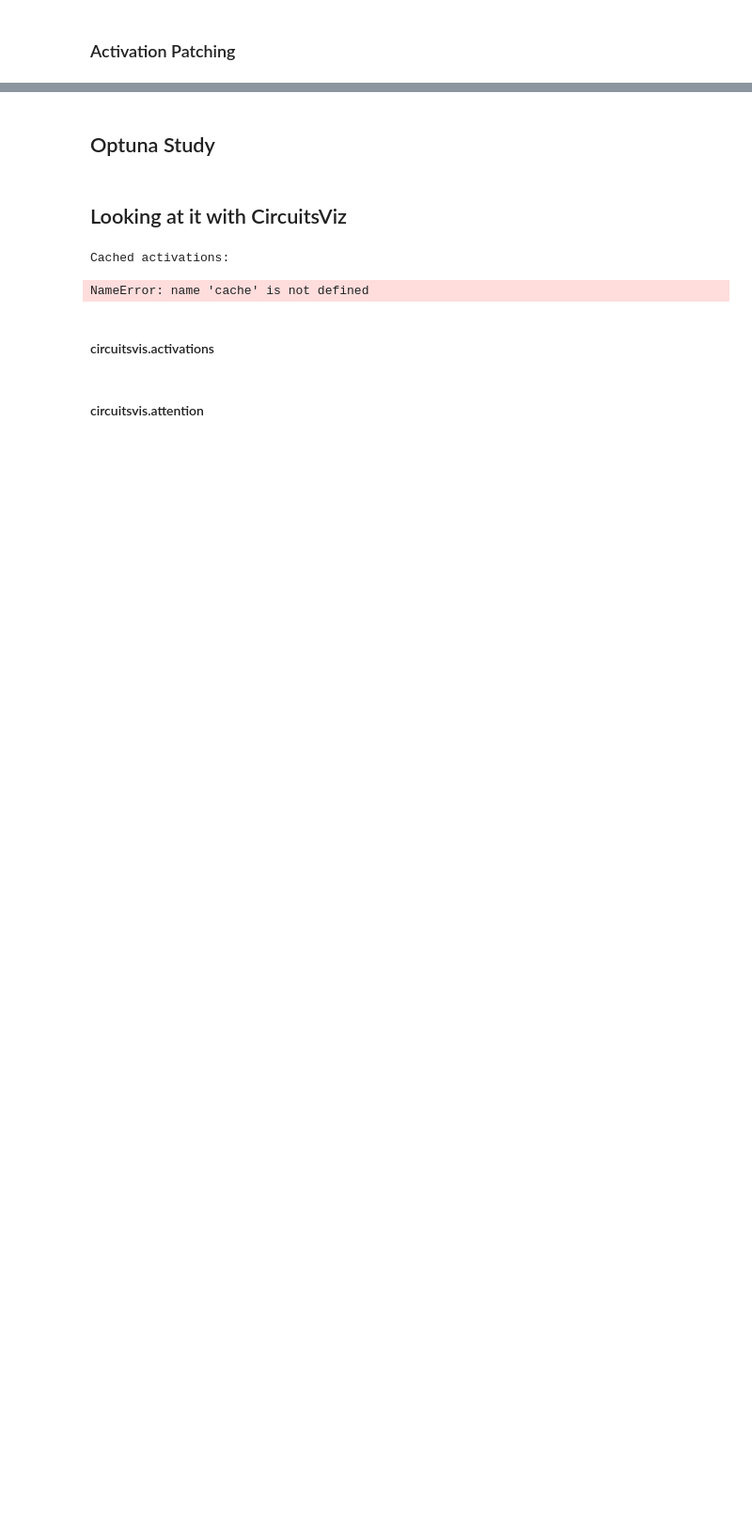
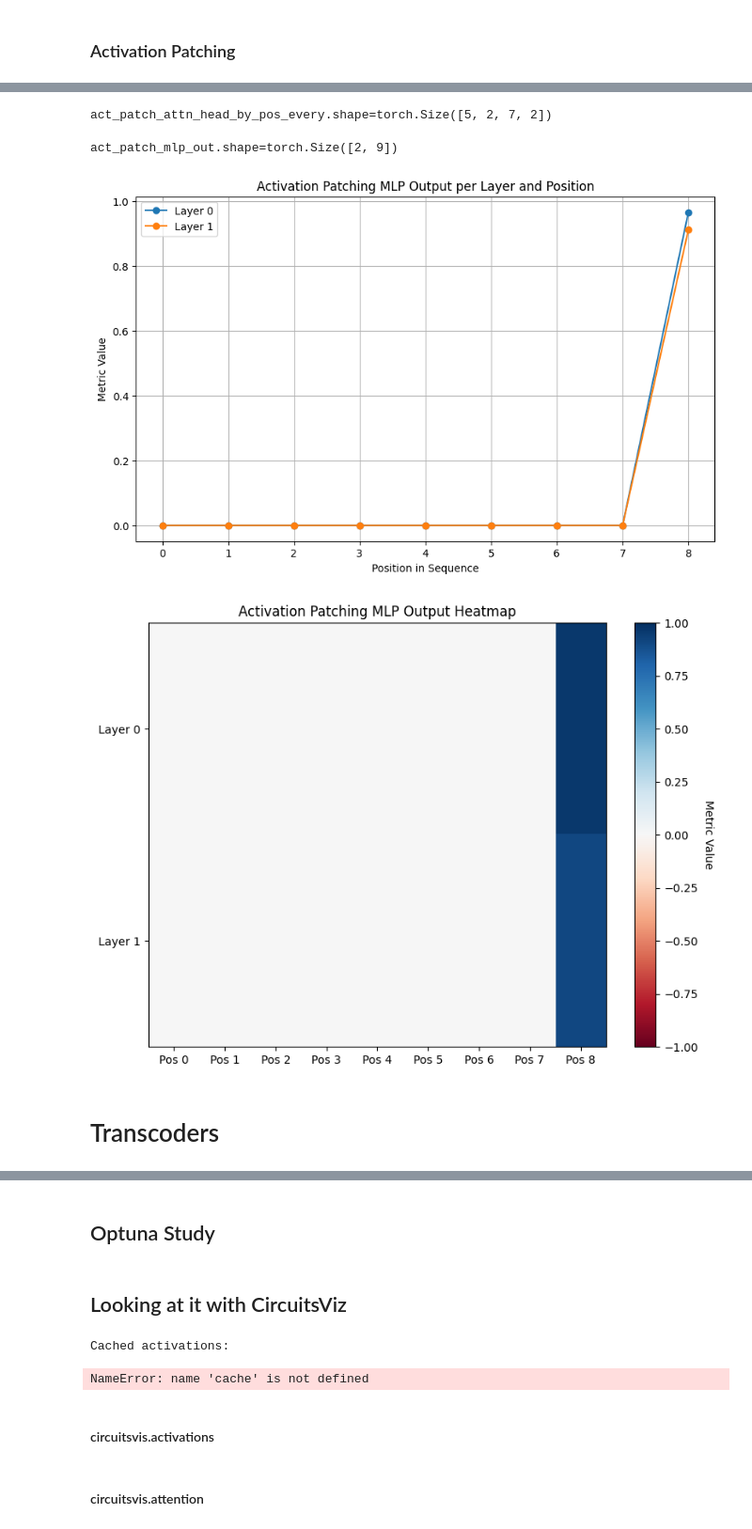
Before and after one commit to b-schoen/gpt_from_scratch, a Jupyter notebook: toy_problem_hooked_transformer.ipynb, the cells around one changed output, grey strips where cells are left out. Shown at 94% size. Cells and saved outputs as stored; diff of their text form; code cells hidden in the pictures; blank space fills up the shorter version.

Commit message:
Saving progress analizing toy model without layer norm

```diff
--- a/toy_problem_hooked_transformer.ipynb
+++ b/toy_problem_hooked_transformer.ipynb
@@ -429,7 +428,8 @@ def make_hooked_transformer_config(
         # length of the longest sample is our context length
         n_ctx=n_ctx,
         act_fn="relu",
-        normalization_type="LN",
+        # normalization_type="LN",
+        normalization_type=None,
         # note: must be set, otherwise tries to default to cuda / cpu (not mps)
         device=device.type,
     )
@@ -1009,9 +1002,9 @@ def token_to_string(token: int) -> str:
 # TODO(bschoen): Vary along things besides reversal
 
 # take an example, modify the first part of the sequence reversal to be wrong
-input_string = "<za|"
-correct_string = "<za|a"
-incorrect_string = "<za|z"
+input_string = "<bacd|ab"
+correct_string = f"{input_string}c"
+incorrect_string = f"{input_string}d"
 
 input_string_tokens = tokenize_string_as_batch(input_string)
 correct_string_tokens = tokenize_string_as_batch(correct_string)
@@ -1391,0 +1528,66 @@ cv.attention.attention_heads?
+# %%
+print(f"{act_patch_attn_head_by_pos_every.shape=}")
+# %% [output]
+act_patch_attn_head_by_pos_every.shape=torch.Size([5, 2, 7, 2])
+# %%
+# Function to get activation patching results for the output of each MLP layer (by position). Returns a tensor of shape [n_layers, pos]
+act_patch_mlp_out = transformer_lens.patching.get_act_patch_mlp_out(
+    model,
+    incorrect_string_tokens,
+    correct_cache,
+    ioi_metric,
+)
+
+# act_patch_mlp_out.shape=torch.Size([2, 7])
+print(f"{act_patch_mlp_out.shape=}")
+# %% [output]
+act_patch_mlp_out.shape=torch.Size([2, 9])
+# %%
+import torch
+import matplotlib.pyplot as plt
+import numpy as np
+
+# Assuming act_patch_mlp_out is the tensor obtained from your previous code
+# For demonstration, here's a dummy tensor (remove this line in your actual code)
+# act_patch_mlp_out = torch.rand(2, 7)
+
+# Ensure the tensor is detached from the computation graph and moved to CPU
+act_patch_mlp_out = act_patch_mlp_out.detach().cpu()
+
+n_layers, n_positions = act_patch_mlp_out.shape
+
+# Create a line plot for each layer
+positions = np.arange(n_positions)
+plt.figure(figsize=(10, 6))
+for layer in range(n_layers):
+    plt.plot(positions, act_patch_mlp_out[layer], marker="o", label=f"Layer {layer}")
+plt.xlabel("Position in Sequence")
+plt.ylabel("Metric Value")
+plt.title("Activation Patching MLP Output per Layer and Position")
+plt.xticks(positions)
+plt.legend()
+plt.grid(True)
+plt.show()
+
+# Create a heatmap
+fig, ax = plt.subplots(figsize=(8, 6))
+im = ax.imshow(act_patch_mlp_out, aspect="auto", cmap="RdBu", vmin=-1, vmax=1)
+
+# Set ticks and labels
+ax.set_xticks(positions)
+ax.set_xticklabels([f"Pos {i}" for i in positions])
+ax.set_yticks(np.arange(n_layers))
+ax.set_yticklabels([f"Layer {i}" for i in range(n_layers)])
+
+# Add color bar
+cbar = ax.figure.colorbar(im, ax=ax)
+cbar.ax.set_ylabel("Metric Value", rotation=-90, va="bottom")
+
+ax.set_title("Activation Patching MLP Output Heatmap")
+plt.tight_layout()
+plt.show()
+# %% [output]
+[figure, added]
+[figure, added]
+# %% [markdown]
+# Transcoders
```
Also changed, not shown: parts of 34 cells of this notebook, 1 other file.
